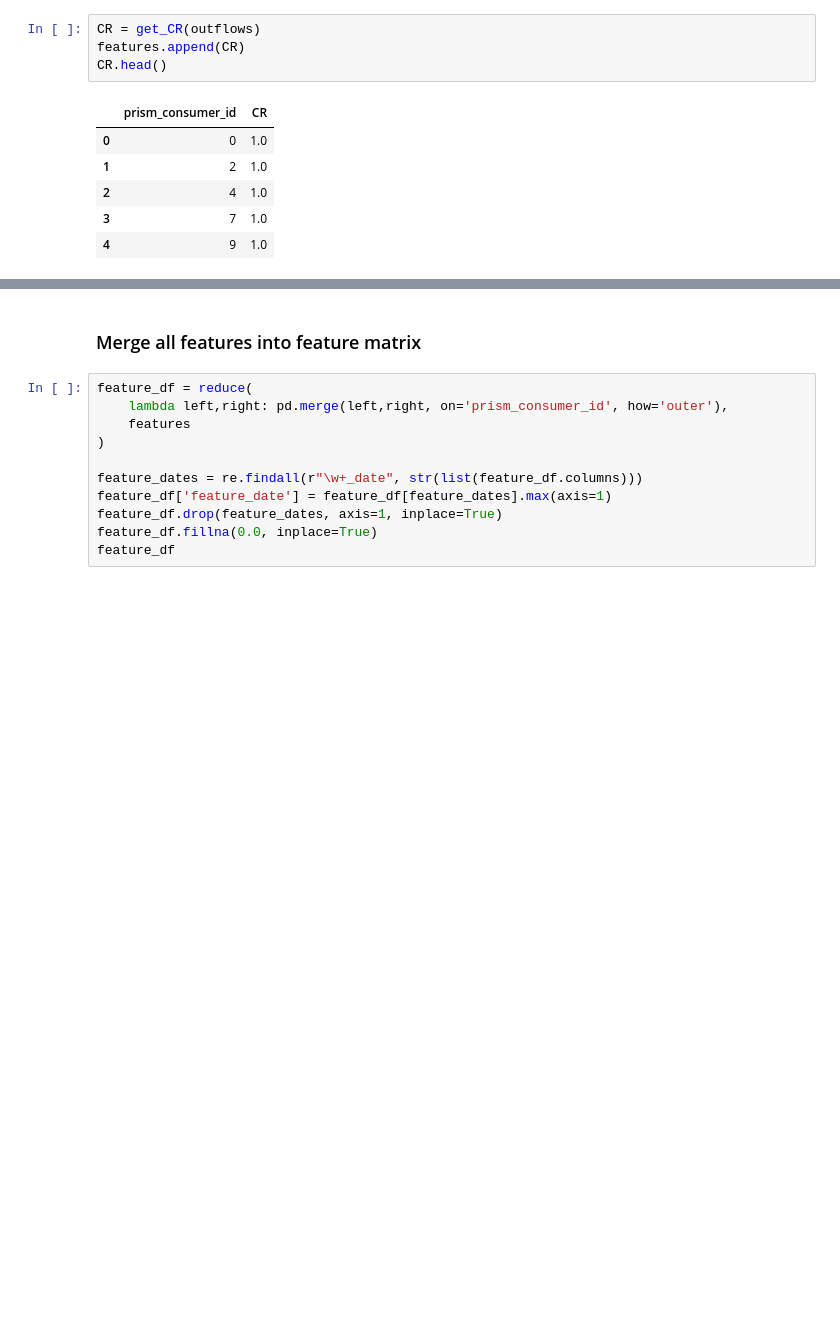
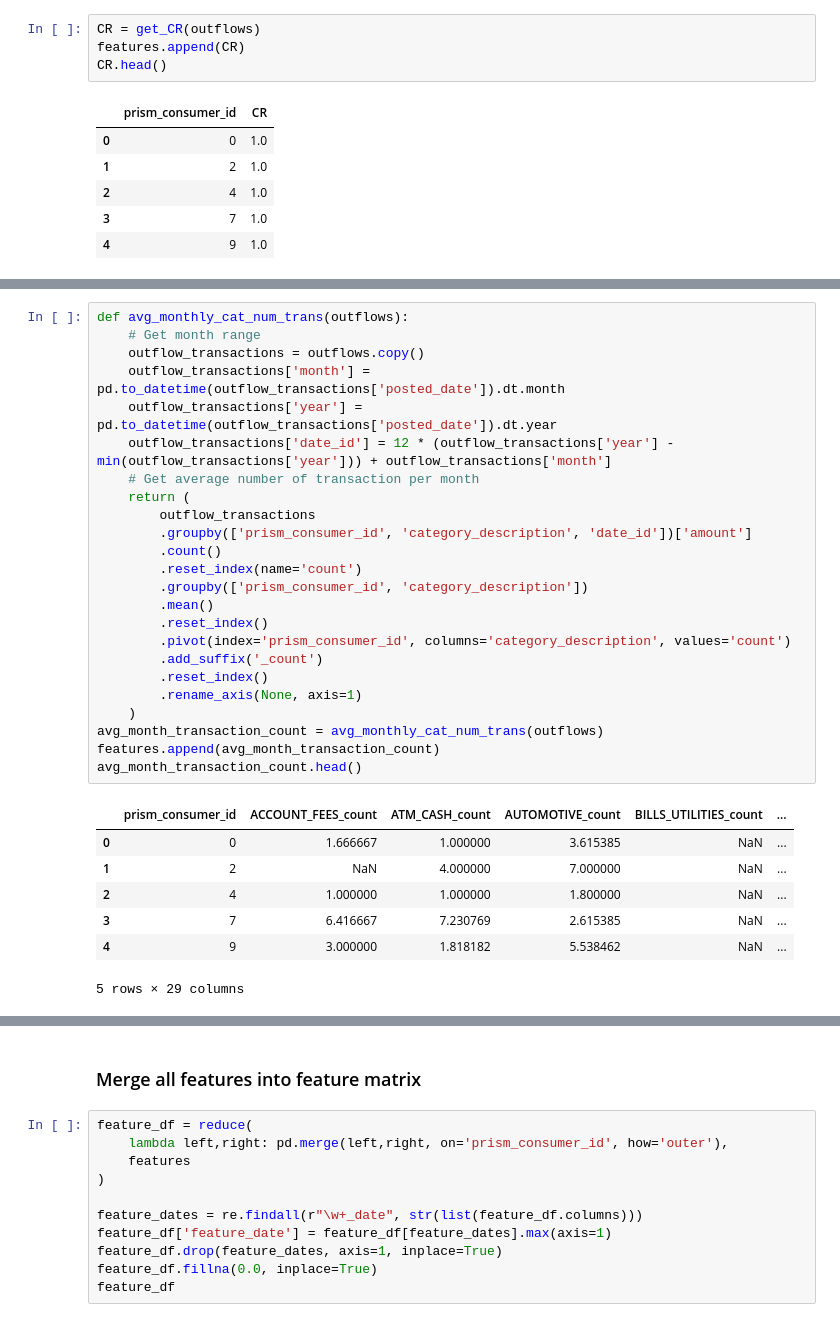
Before and after one commit to JiaDarren/DSC_180A, a Jupyter notebook: notebooks/risk_predictor.ipynb, the cells around one changed output, grey strips where cells are left out. Drawn from its saved outputs; the diff is of its cells as text; blank space fills up the shorter version.

```diff
--- a/notebooks/risk_predictor.ipynb
+++ b/notebooks/risk_predictor.ipynb
@@ -347,0 +379,32 @@ CR.head()
+# %%
+def avg_monthly_cat_num_trans(outflows):
+    # Get month range
+    outflow_transactions = outflows.copy()
+    outflow_transactions['month'] = pd.to_datetime(outflow_transactions['posted_date']).dt.month
+    outflow_transactions['year'] = pd.to_datetime(outflow_transactions['posted_date']).dt.year
+    outflow_transactions['date_id'] = 12 * (outflow_transactions['year'] - min(outflow_transactions['year'])) + outflow_transactions['month']
+    # Get average number of transaction per month
+    return (
+        outflow_transactions
+        .groupby(['prism_consumer_id', 'category_description', 'date_id'])['amount']
+        .count()
+        .reset_index(name='count')
+        .groupby(['prism_consumer_id', 'category_description'])
+        .mean()
+        .reset_index()
+        .pivot(index='prism_consumer_id', columns='category_description', values='count')
+        .add_suffix('_count')
+        .reset_index()
+        .rename_axis(None, axis=1)
+    )
+avg_month_transaction_count = avg_monthly_cat_num_trans(outflows)
+features.append(avg_month_transaction_count)
+avg_month_transaction_count.head()
+# %% [output]
+|  | prism_consumer_id | ACCOUNT_FEES_count | ATM_CASH_count | AUTOMOTIVE_count | BILLS_UTILITIES_count | ... |
+| 0 | 0 | 1.666667 | 1.000000 | 3.615385 | NaN | ... |
+| 1 | 2 | NaN | 4.000000 | 7.000000 | NaN | ... |
+| 2 | 4 | 1.000000 | 1.000000 | 1.800000 | NaN | ... |
+| 3 | 7 | 6.416667 | 7.230769 | 2.615385 | NaN | ... |
+| 4 | 9 | 3.000000 | 1.818182 | 5.538462 | NaN | ... |
+5 rows × 29 columns
```
Also changed, not shown: parts of 14 cells of this notebook, 1 other file.
